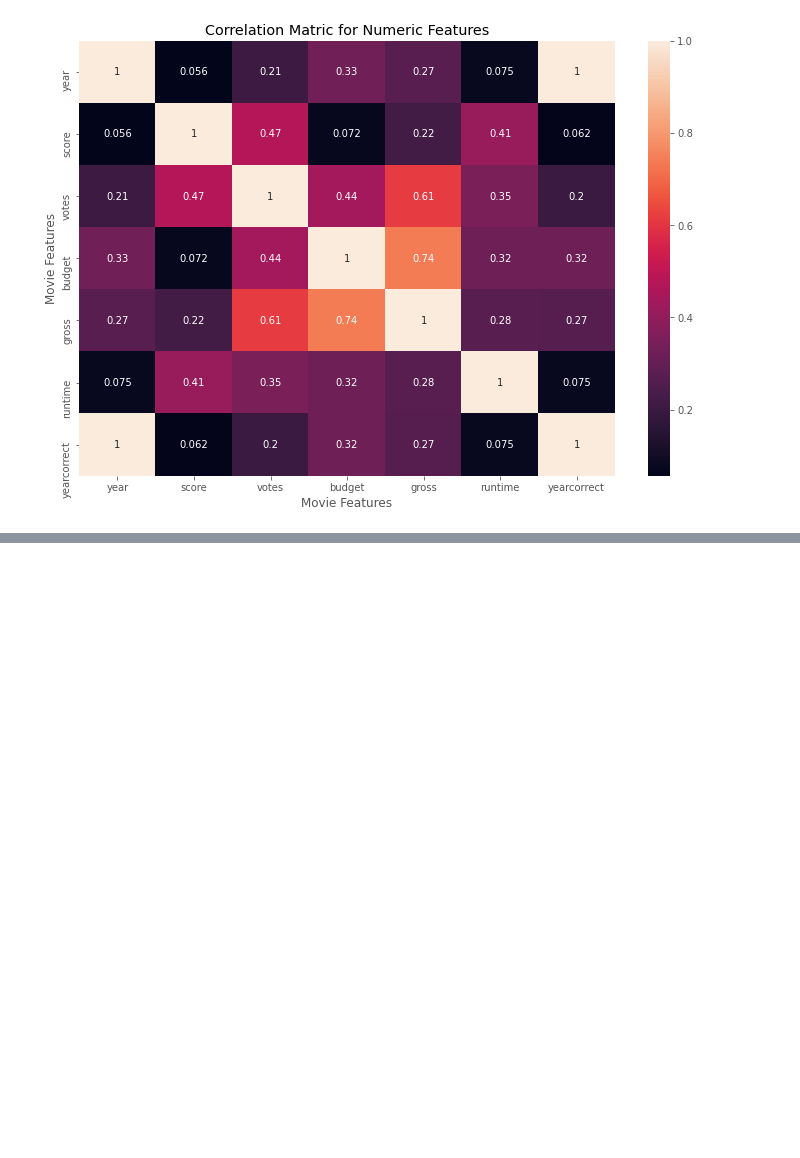
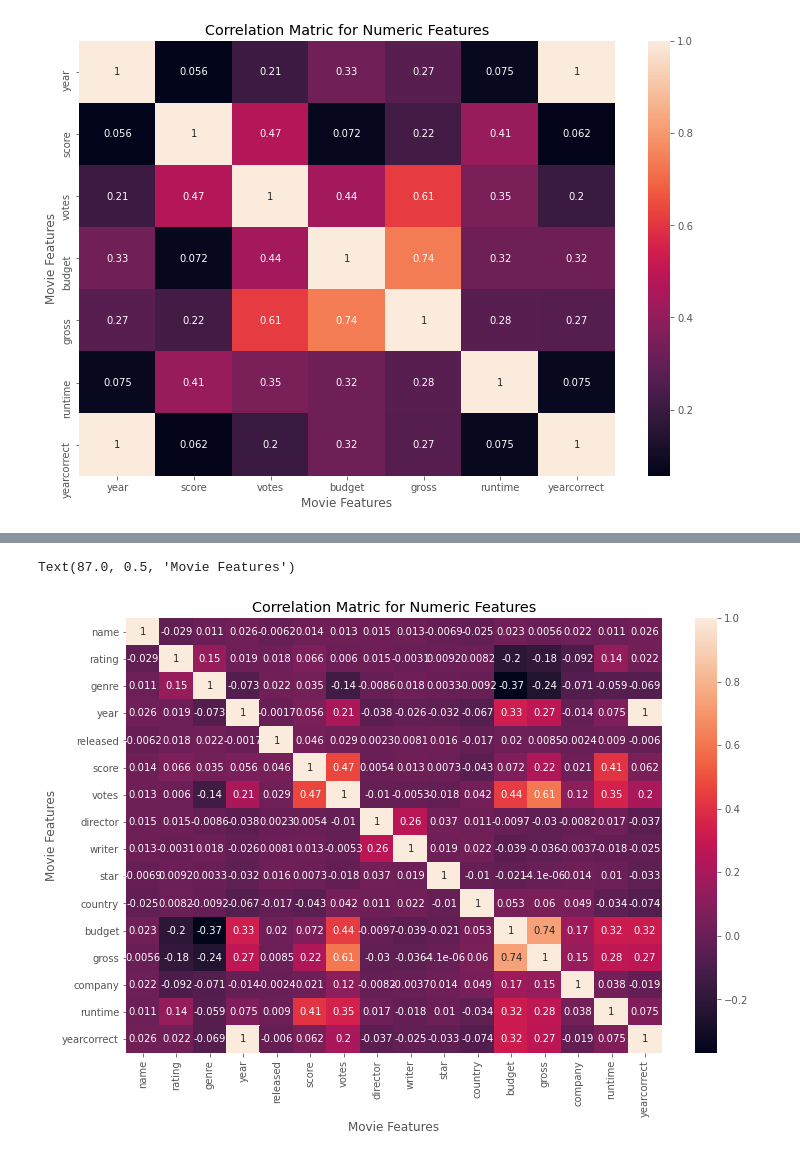
Before and after one commit to eb953/EricBanavong2, a Jupyter notebook: movies.ipynb, the cells around one changed output, grey strips where cells are left out. Saved outputs shown, nothing was run; the diff lists cells and outputs as text; code cells hidden in the pictures; blank space fills up the shorter version.

Commit message:
Visuals

```diff
--- a/movies.ipynb
+++ b/movies.ipynb
@@ -233,3 +233,12 @@ plt.ylabel('Movie Features')
 # %% [output]
 Text(87.0, 0.5, 'Movie Features')
 [figure]
+# %%
+# Looks at Company and assign numerical value to company
+
+df_numerized = df
+
+for col_name in df_numerized.columns:
+    if(df_numerized[col_name].dtype == 'object'):
+       df_numerized[col_name] = df_numerized[col_name].astype('category')
+       df_numerized[col_name] = df_numerized[col_name].cat.codes
@@ -235,0 +261,13 @@ Text(87.0, 0.5, 'Movie Features')
+# %%
+correlation_matrix = df_numerized.corr(method='pearson')
+
+sns.heatmap(correlation_matrix, annot=True)
+
+plt.title('Correlation Matric for Numeric Features')
+
+plt.xlabel('Movie Features')
+
+plt.ylabel('Movie Features')
+# %% [output]
+Text(87.0, 0.5, 'Movie Features')
+[figure, added]
```
Also changed, not shown: parts of 1 cell of this notebook.
